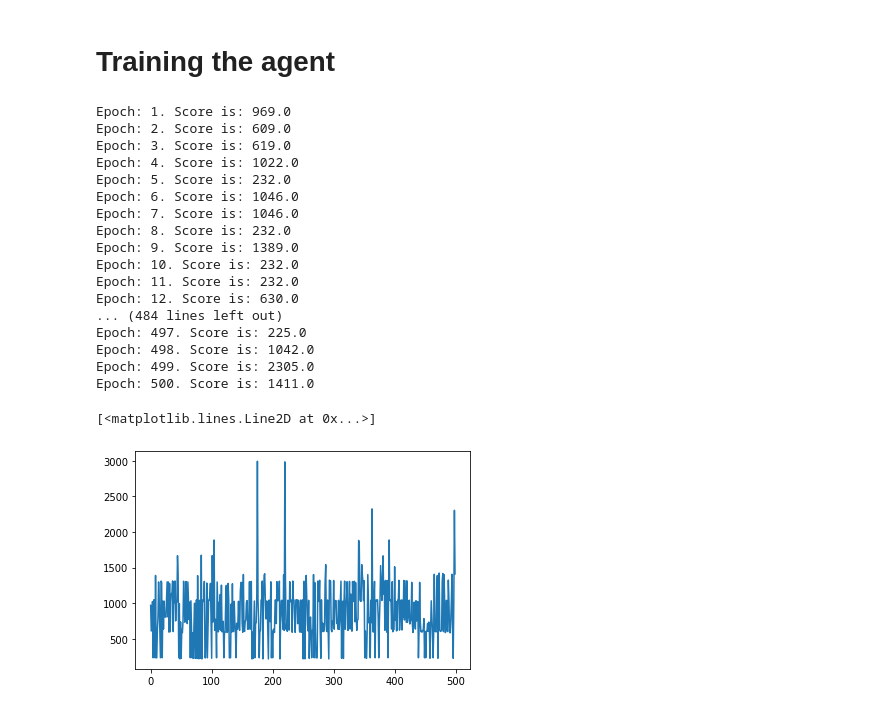
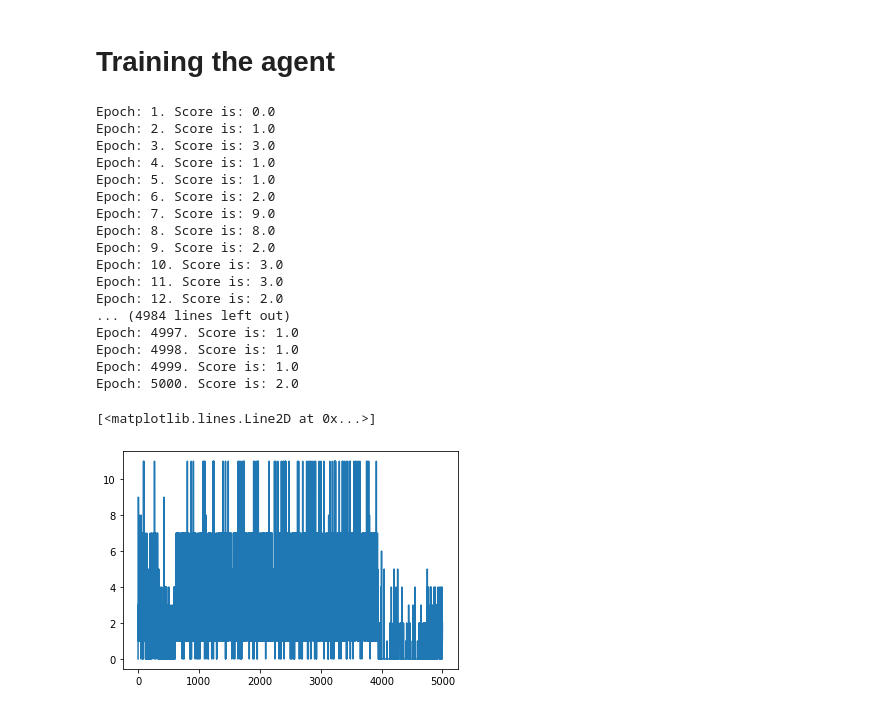
Before and after one commit to SeanJan0/ReinforceComparison, a Jupyter notebook: ActorCritic/ActorCritic_breakout.ipynb, the cells around one changed output. Drawn from its saved outputs; the diff is of its cells as text; code cells hidden in the pictures.

Commit message:
Added plotting info

```diff
--- a/ActorCritic/ActorCritic_breakout.ipynb
+++ b/ActorCritic/ActorCritic_breakout.ipynb
@@ -73,7 +71,7 @@ class ActorCriticAgent:
         self.critic_loss = nn.SmoothL1Loss()
         self.optimizer = optim.Adam(self.model.parameters(), lr=0.0001)
 
-        self.num_epochs = 1000
+        self.num_epochs = 5000
         self.gamma = 0.99
 
     def act(self, state):
@@ -150,12 +148,11 @@ class ActorCriticAgent:
                 print("Epoch: " + str(epoch + 1) + ". Score is: " + str(score))
 
             if checkpoint and epoch % 50 == 0:
-                torch.save(self, 'mario_ac.pt')
-                np.save('mario_ac_scores.npy', scores)
+                torch.save(self, 'breakout_ac.pt')
+                np.save('breakout_ac_scores.npy', scores)
 
-        torch.save(self, 'mario_ac.pt')
-        np.save('mario_ac_scores.npy', scores)
-
+        torch.save(self, 'breakout_ac.pt')
+        np.save('breakout_ac_scores.npy', scores)
 
         return scores
 # %%
@@ -219,33 +216,33 @@ class ResizeObservation(gym.ObservationWrapper):
 # %%
 env = gym.make("BreakoutNoFrameskip-v4")
 
-env = SkipFrame(env, skip=4)
+env = SkipFrame(env, skip=2)
 env = GrayScaleObservation(env)
 env = ResizeObservation(env, shape=64)
-env = FrameStack(env, num_stack=4)
+env = FrameStack(env, num_stack=2)
 
 agent = ActorCriticAgent(env)
 scores = agent.train(env, print_epochs=True, checkpoint=True)
 # %% [output]
-Epoch: 1. Score is: 969.0
-Epoch: 2. Score is: 609.0
-Epoch: 3. Score is: 619.0
-Epoch: 4. Score is: 1022.0
-Epoch: 5. Score is: 232.0
-Epoch: 6. Score is: 1046.0
-Epoch: 7. Score is: 1046.0
-Epoch: 8. Score is: 232.0
-Epoch: 9. Score is: 1389.0
-Epoch: 10. Score is: 232.0
-Epoch: 11. Score is: 232.0
-Epoch: 12. Score is: 630.0
-... (484 lines left out)
-Epoch: 497. Score is: 225.0
-Epoch: 498. Score is: 1042.0
-Epoch: 499. Score is: 2305.0
-Epoch: 500. Score is: 1411.0
+Epoch: 1. Score is: 0.0
+Epoch: 2. Score is: 1.0
+Epoch: 3. Score is: 3.0
+Epoch: 4. Score is: 1.0
+Epoch: 5. Score is: 1.0
+Epoch: 6. Score is: 2.0
+Epoch: 7. Score is: 9.0
+Epoch: 8. Score is: 8.0
+Epoch: 9. Score is: 2.0
+Epoch: 10. Score is: 3.0
+Epoch: 11. Score is: 3.0
+Epoch: 12. Score is: 2.0
+... (4984 lines left out)
+Epoch: 4997. Score is: 1.0
+Epoch: 4998. Score is: 1.0
+Epoch: 4999. Score is: 1.0
+Epoch: 5000. Score is: 2.0
 # %%
-plt.plot(scores\)
+plt.plot(scores)
 # %% [output]
 [<matplotlib.lines.Line2D at 0x...>]
-[figure, old version]
+[figure, new version]
```
Also changed, not shown: parts of 1 cell of this notebook, 13 other files.
